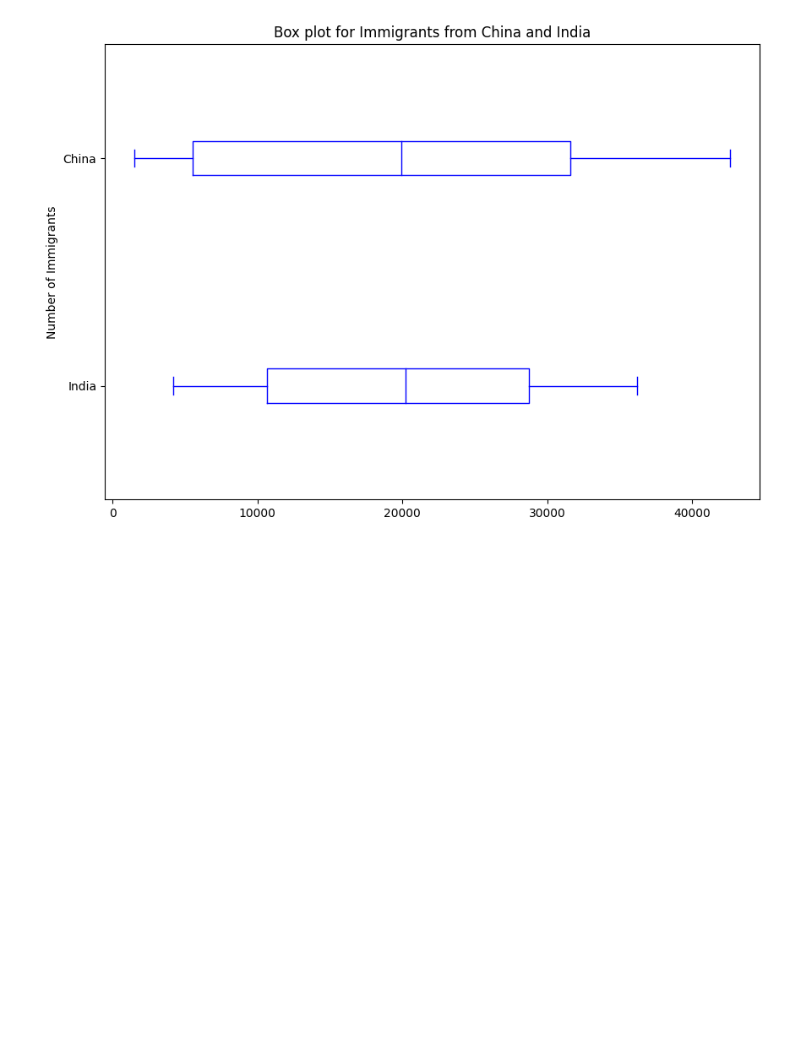
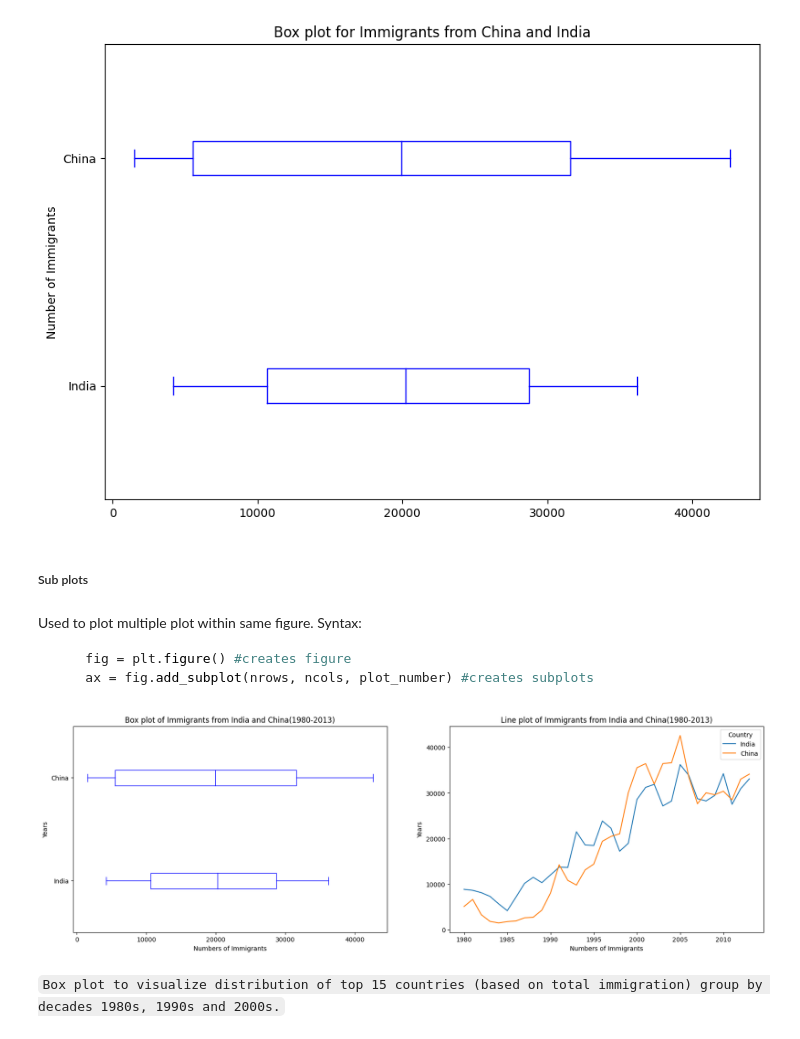
Before and after one commit to Mohwit/Data-Visualization, a Jupyter notebook: PieChart_BoxPlot_ScatterPlot_BubblePlot.ipynb, the cells around one changed output. Saved outputs shown, nothing was run; the diff lists cells and outputs as text; code cells hidden in the pictures; blank space fills up the shorter version.

Commit message:
Created sub plot showing box and line plot in same figure and created a box plot for top15 countries immigration grouped by decades

````diff
--- a/PieChart_BoxPlot_ScatterPlot_BubblePlot.ipynb
+++ b/PieChart_BoxPlot_ScatterPlot_BubblePlot.ipynb
@@ -357,3 +357,48 @@ plt.ylabel('Number of Immigrants')
 plt.show()
 # %% [output]
 [figure]
+# %% [markdown]
+##### Sub plots
+# %% [markdown]
+Used to plot multiple plot within same figure.
+Syntax:
+```python
+    fig = plt.figure() #creates figure
+    ax = fig.add_subplot(nrows, ncols, plot_number) #creates subplots
+```
+# %%
+#creating a subplot
+fig = plt.figure()
+ax0 = fig.add_subplot(1, 2, 1) #add subplot 1(1 row. 2 column, first plot)
+ax1 = fig.add_subplot(1, 2, 2) #add subplot 2(1 row, 2 column, second plot)
+
+#subplot 1: box plot
+df_IndChi.plot(
+    kind='box',
+    color='blue',
+    vert= False,
+    figsize=(20, 6),
+    ax=ax0
+)
+
+ax0.set_title('Box plot of Immigrants from India and China(1980-2013)')
+ax0.set_xlabel('Numbers of Immigrants')
+ax0.set_ylabel('Years')
+
+
+#subplots 2: line plot
+df_IndChi.plot(
+    kind='line',
+    figsize=(20,6),
+    ax=ax1
+)
+
+ax1.set_title('Line plot of Immigrants from India and China(1980-2013)')
+ax1.set_xlabel('Numbers of Immigrants')
+ax1.set_ylabel('Years')
+
+plt.show()
+# %% [output]
+[figure, added]
+# %% [markdown]
+``` Box plot to visualize distribution of top 15 countries (based on total immigration) group by decades 1980s, 1990s and 2000s. ```
````
Also changed, not shown: parts of 8 cells of this notebook.
